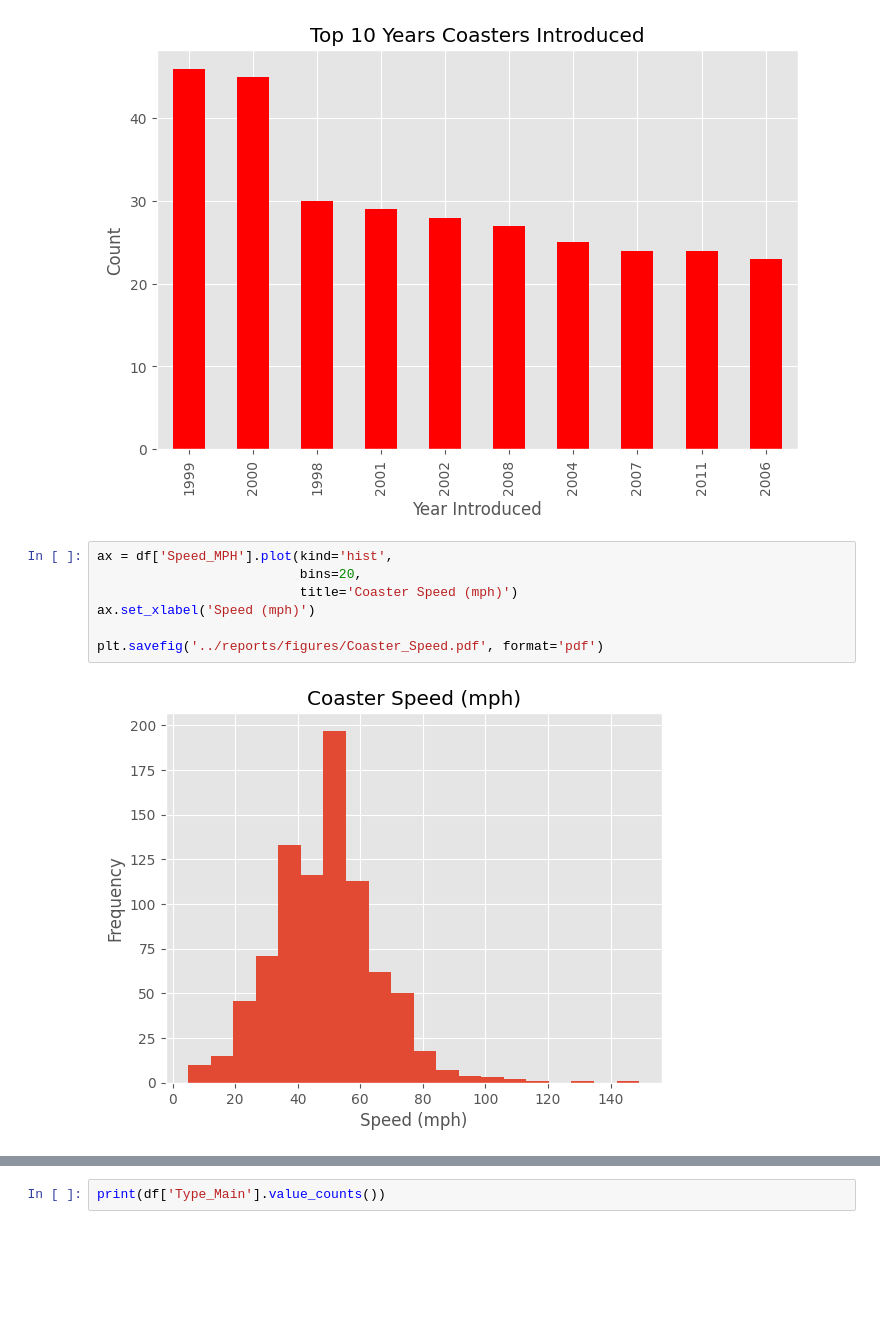
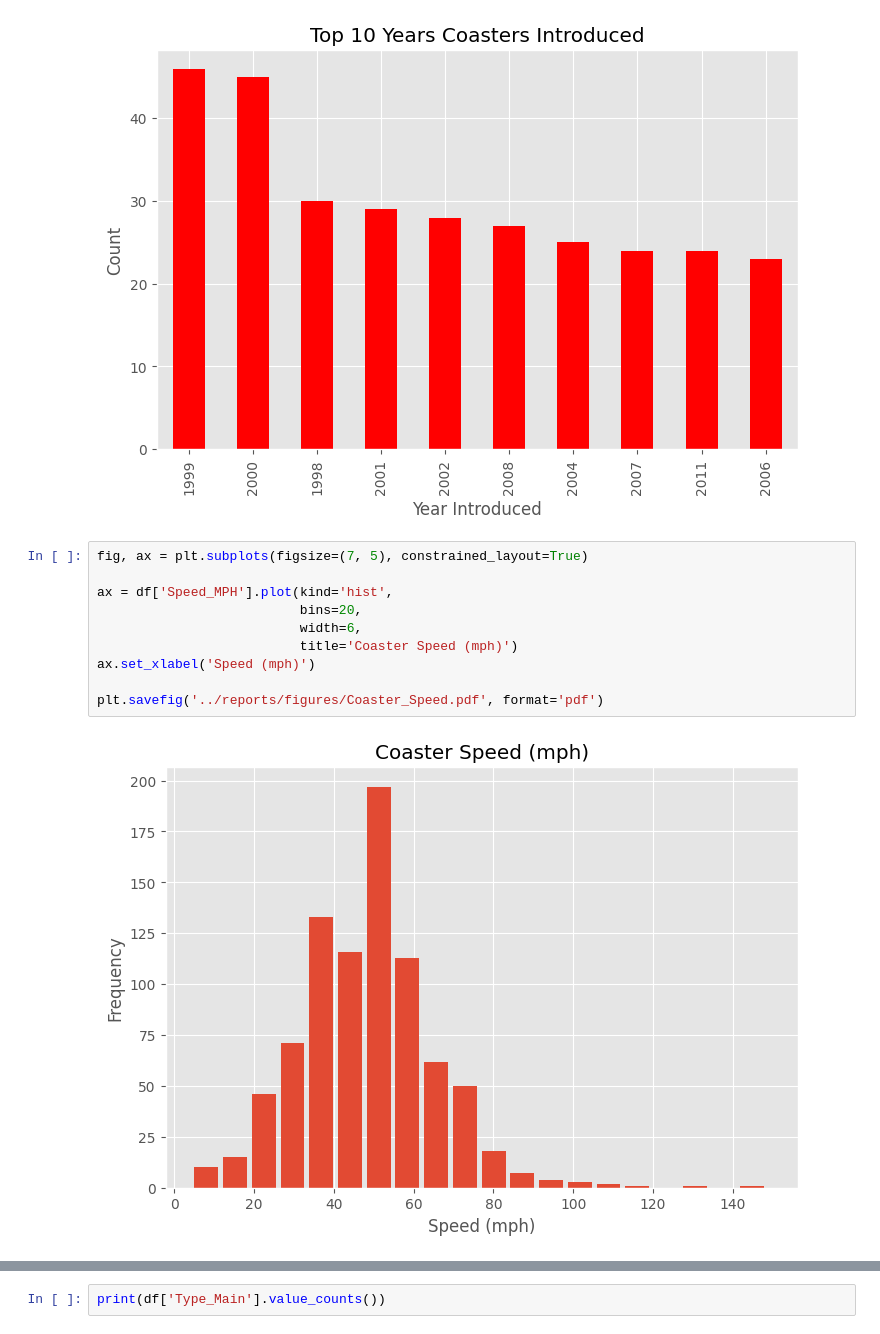
Before and after one commit to JonathanDuarteGH/rollarcoaster-data-exercise, a Jupyter notebook: notebooks/rollarcoaster_data_analysis.ipynb, the cells around one changed output, grey strips where cells are left out. Cells and saved outputs as stored; diff of their text form; blank space fills up the shorter version.

```diff
--- a/notebooks/rollarcoaster_data_analysis.ipynb
+++ b/notebooks/rollarcoaster_data_analysis.ipynb
@@ -246,12 +246,15 @@ plt.savefig('../reports/figures/Top_10_Years_Coasters_Introduced.pdf', format='p
 # %% [output]
 [figure]
 # %%
+fig, ax = plt.subplots(figsize=(7, 5), constrained_layout=True)
+
 ax = df['Speed_MPH'].plot(kind='hist',
                           bins=20,
+                          width=6,
                           title='Coaster Speed (mph)')
 ax.set_xlabel('Speed (mph)')
 
 plt.savefig('../reports/figures/Coaster_Speed.pdf', format='pdf')
 # %% [output]
-[figure, old version]
+[figure, new version]
 # %%
```
Also changed, not shown: parts of 8 cells of this notebook, 8 other files.
